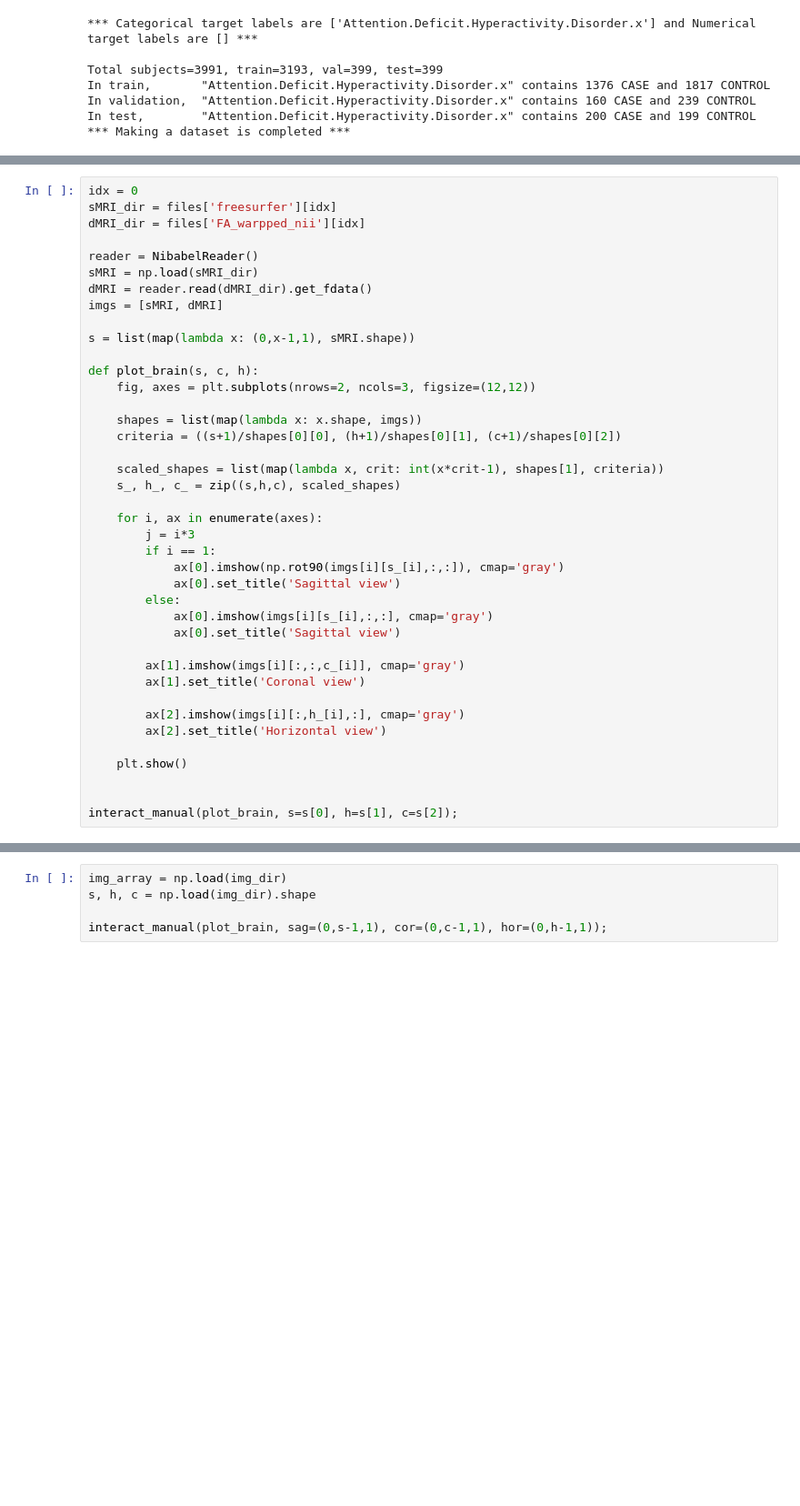
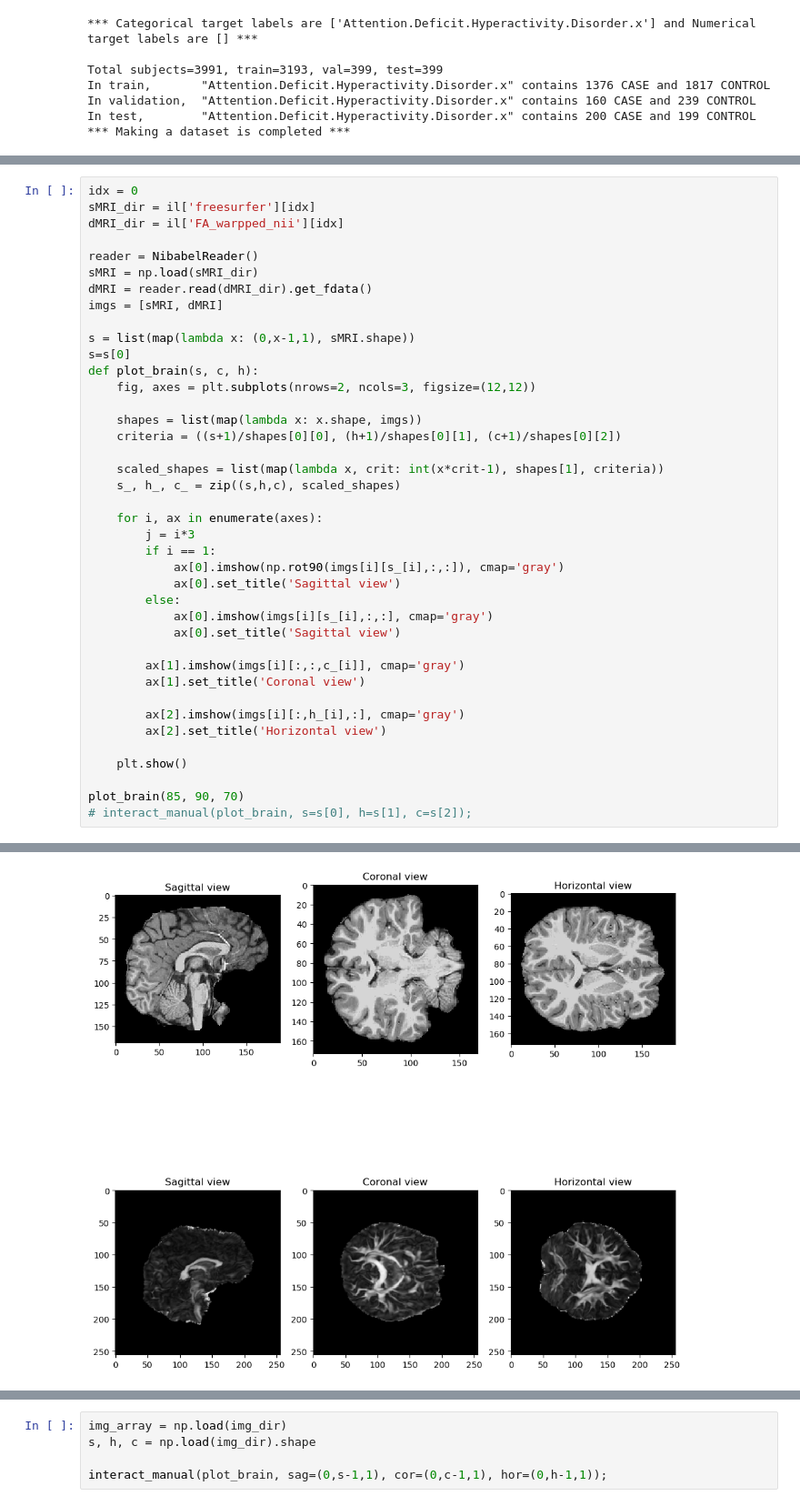
Before and after one commit to Transconnectome/ABCD-3DCNN, a Jupyter notebook: STEP_4_Multimodal-Learning/MultiChannel-Learning/contrastive_learning/codes/data augmentation test.ipynb, the cells around one changed output, grey strips where cells are left out. Shown at 91% size. Saved outputs shown, nothing was run; the diff lists cells and outputs as text; blank space fills up the shorter version.

```diff
--- a/STEP_4_Multimodal-Learning/MultiChannel-Learning/contrastive_learning/codes/data augmentation test.ipynb
+++ b/STEP_4_Multimodal-Learning/MultiChannel-Learning/contrastive_learning/codes/data augmentation test.ipynb
@@ -331,7 +377,7 @@ In test,        "Attention.Deficit.Hyperactivity.Disorder.x" contains 200 CASE a
 # %%
 idx = 0
-sMRI_dir = files['freesurfer'][idx]
-dMRI_dir = files['FA_warpped_nii'][idx]
+sMRI_dir = il['freesurfer'][idx]
+dMRI_dir = il['FA_warpped_nii'][idx]
 
 reader = NibabelReader()
 sMRI = np.load(sMRI_dir)
@@ -339,7 +385,7 @@ dMRI = reader.read(dMRI_dir).get_fdata()
 imgs = [sMRI, dMRI]
 
 s = list(map(lambda x: (0,x-1,1), sMRI.shape))
-
+s=s[0]
 def plot_brain(s, c, h):
     fig, axes = plt.subplots(nrows=2, ncols=3, figsize=(12,12))
 
@@ -366,6 +412,6 @@ def plot_brain(s, c, h):
 
     plt.show()
 
-
-interact_manual(plot_brain, s=s[0], h=s[1], c=s[2]);
+plot_brain(85, 90, 70)
+# interact_manual(plot_brain, s=s[0], h=s[1], c=s[2]);
 # %% [output]
@@ -373,2 +418,3 @@ interactive(children=(IntSlider(value=86, description='s', max=172), IntSlider(v
+[figure, added]
 # %%
 interact_manual?
```
Also changed, not shown: parts of 7 cells of this notebook, 30 other files.
